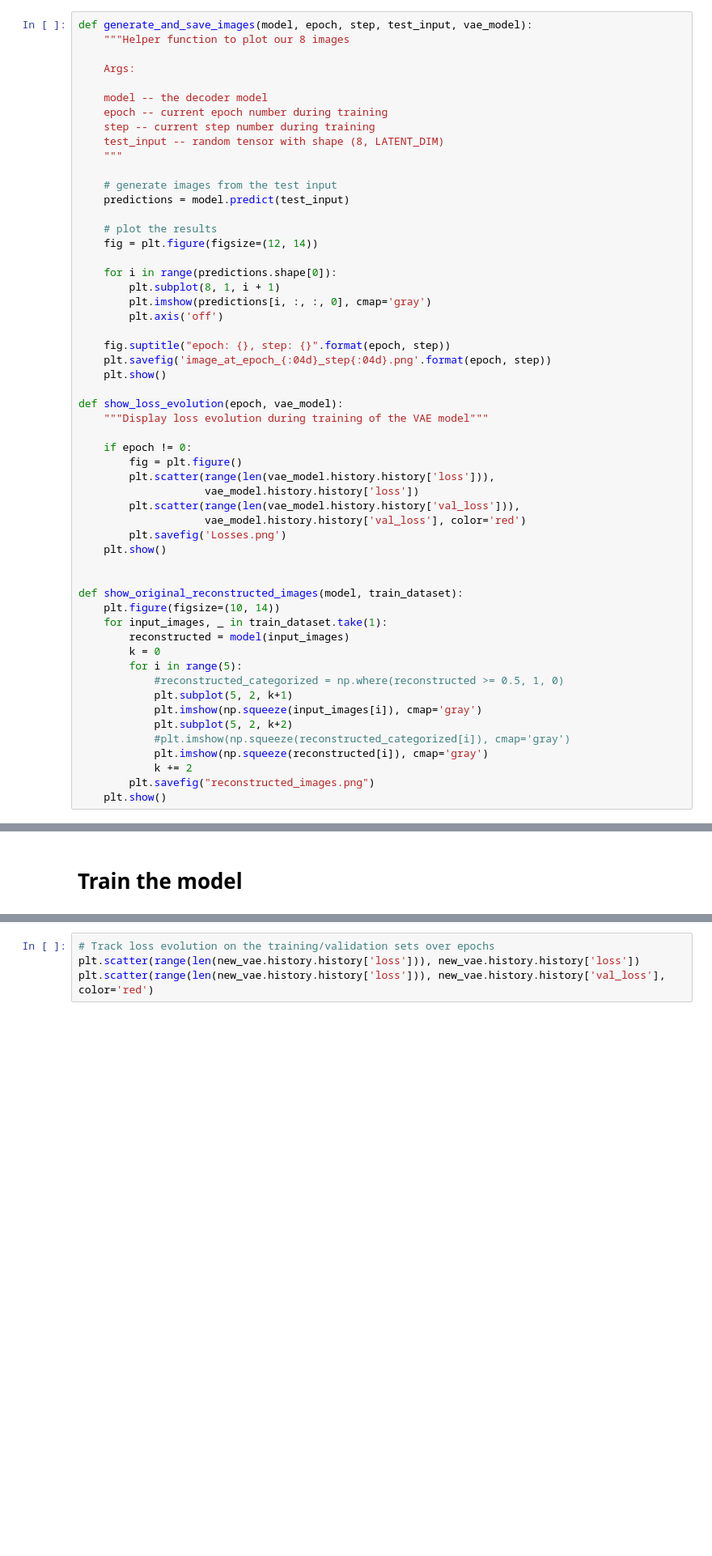
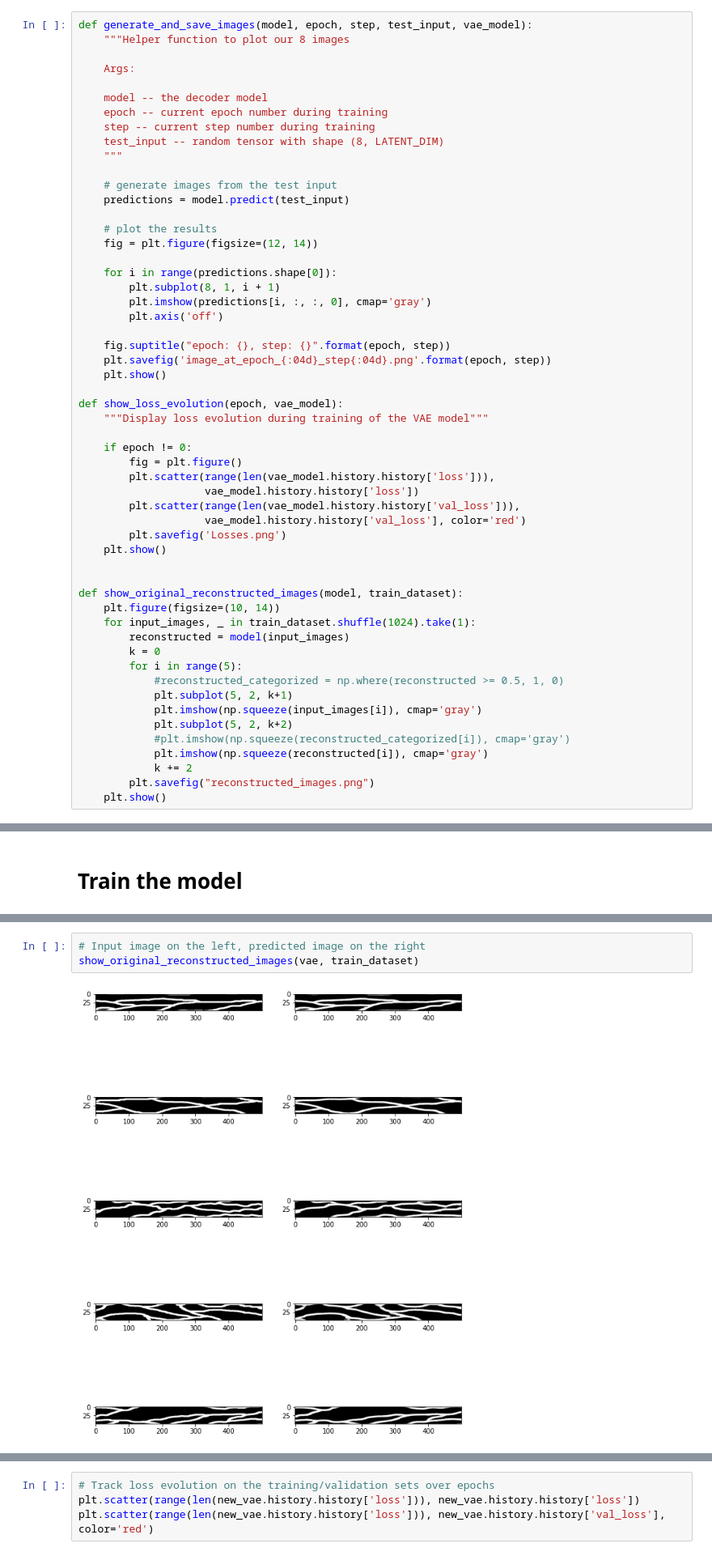
Before and after one commit to lamd91/VAE_DA, a Jupyter notebook: VAE_SinuousChannelsImages_TPUStrategy.ipynb, the cells around one changed output, grey strips where cells are left out. Shown: that part at 81% size. Saved outputs shown, nothing was run; the diff lists cells and outputs as text; blank space fills up the shorter version.

```diff
--- a/VAE_SinuousChannelsImages_TPUStrategy.ipynb
+++ b/VAE_SinuousChannelsImages_TPUStrategy.ipynb
@@ -484,7 +505,7 @@ def show_loss_evolution(epoch, vae_model):
 
 def show_original_reconstructed_images(model, train_dataset):
     plt.figure(figsize=(10, 14))
-    for input_images, _ in train_dataset.take(1):
+    for input_images, _ in train_dataset.shuffle(1024).take(1):
         reconstructed = model(input_images)
         k = 0
         for i in range(5):
@@ -608,0 +659,5 @@ plt.scatter(range(len(vae.history.history['loss'])), vae.history.history['val_lo
+# %%
+# Input image on the left, predicted image on the right
+show_original_reconstructed_images(vae, train_dataset)
+# %% [output]
+[figure, added]
```
Also changed, not shown: parts of 31 cells of this notebook.
